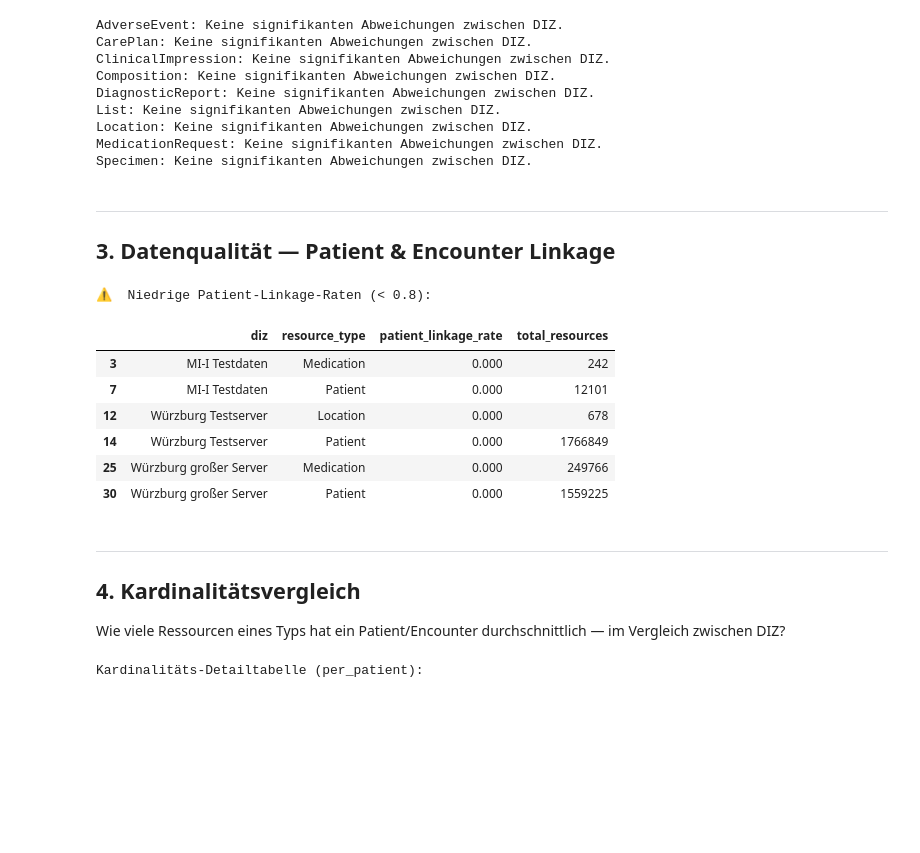
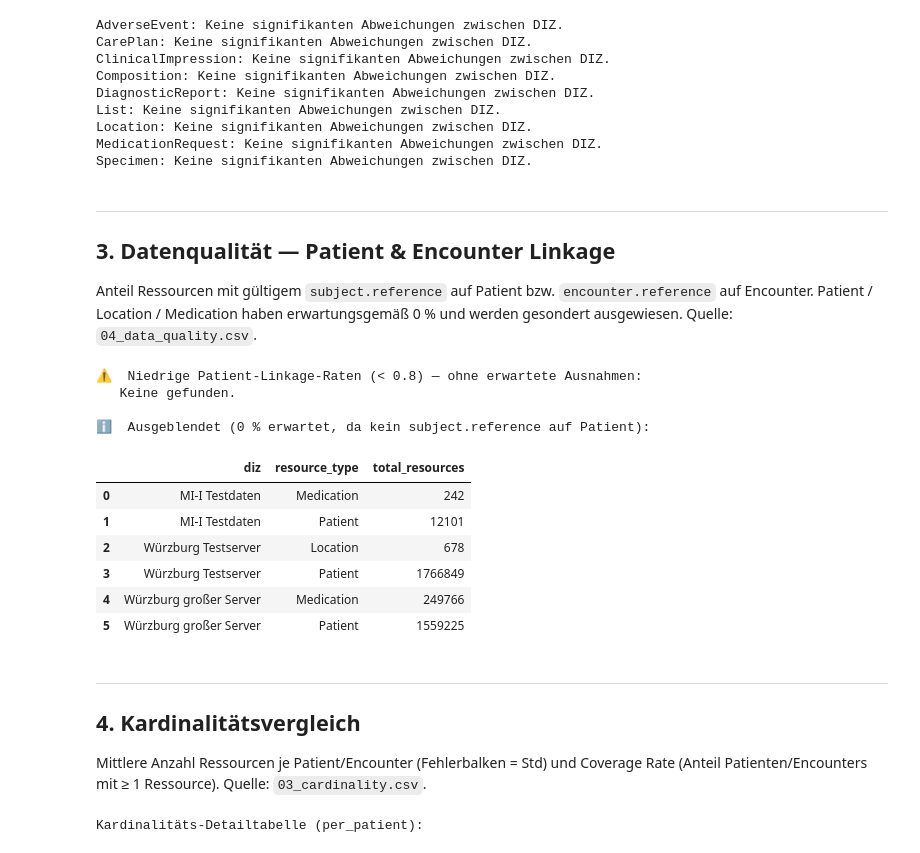
Before and after one commit to carly15/FHIRScan, a Jupyter notebook: heterogeneity_analysis/diz_comparison.ipynb, the cells around one changed output. Cells and saved outputs as stored; diff of their text form; code cells hidden in the pictures; blank space fills up the shorter version.

```diff
--- a/heterogeneity_analysis/diz_comparison.ipynb
+++ b/heterogeneity_analysis/diz_comparison.ipynb
@@ -37,8 +37,8 @@ BASE = Path("..")   # Projekt-Root (relativ zum Notebook in Code/)
 
 DIZ = {
     "MI-I Testdaten": BASE / "Output"   / "20260520_14_45",
-    "Würzburg Testserver":             BASE / "Analysis" / "Würzburg_01",
-    "Würzburg großer Server":             BASE / "Analysis" / "Würzburg_02",
+    "Würzburg Testserver":             BASE / "diz_profiles" / "Würzburg_01",
+    "Würzburg großer Server":             BASE / "diz_profiles" / "Würzburg_02",
     # "UKA": BASE / "Analysis" / "Augsburg_01",
     # "FAU": BASE / "Analysis" / "Erlangen_01",
 }
@@ -162,3 +162,21 @@ for diz_name, log in load_log.items():
     ✅  04_data_quality.csv
     ✅ 17 Dateien  *_fields.csv
     → 17 Ressourcentypen, 917 Feldeinträge eingelesen
+# %%
+# ── Hilfsfunktion: Datenfeld vs. reiner Container-Knoten ─────────────────
+# Schließt NUR Felder aus deren Typ ausschließlich aus 'object' / 'array' besteht.
+# Mischtypen wie "array, string" (z.B. meta.profile[]) bleiben ERHALTEN,
+# da sie echte Daten enthalten können.
+
+_STRUCTURAL = {"object", "array"}
+
+def _is_data_field(type_str) -> bool:
+    if pd.isna(type_str) or str(type_str).strip() == "":
+        return False
+    return bool({t.strip() for t in str(type_str).split(",")} - _STRUCTURAL)
+
+if not df_fields.empty and "detected_python_types" in df_fields.columns:
+    df_fields["_is_data_field"] = df_fields["detected_python_types"].apply(_is_data_field)
+    _n_data   = int(df_fields["_is_data_field"].sum())
+    _n_struct = len(df_fields) - _n_data
+    print(f"Feldfilter: {_n_data:,} Datenfelder · {_n_struct:,} reine Container-Knoten ausgeblendet")
@@ -484,6 +505,8 @@ Specimen: Keine signifikanten Abweichungen zwischen DIZ.
 # %% [markdown]
 ---
 ## 3. Datenqualität — Patient & Encounter Linkage
+
+Anteil Ressourcen mit gültigem `subject.reference` auf Patient bzw. `encounter.reference` auf Encounter. Patient / Location / Medication haben erwartungsgemäß 0 % und werden gesondert ausgewiesen. Quelle: `04_data_quality.csv`.
 # %%
 if not df_quality.empty:
     fig = make_subplots(
@@ -493,49 +516,68 @@ if not df_quality.empty:
 
     for diz_name in LOADED_DIZ:
         sub = df_quality[df_quality["diz"] == diz_name]
         show_legend = (diz_name == LOADED_DIZ[0])
 
         fig.add_trace(go.Bar(
             name=diz_name, x=sub["resource_type"].tolist(), y=sub["patient_linkage_rate"].tolist(),
             marker_color=COLOR_MAP[diz_name], showlegend=True
         ), row=1, col=1)
 
         fig.add_trace(go.Bar(
             name=diz_name, x=sub["resource_type"].tolist(), y=sub["encounter_linkage_rate"].tolist(),
             marker_color=COLOR_MAP[diz_name], showlegend=False
         ), row=1, col=2)
 
     fig.update_yaxes(range=[0, 1.05], tickformat=".0%")
     fig.update_layout(
         barmode="group", height=430,
         title_text="Datenqualität: Verlinkungsraten je Ressourcentyp und DIZ",
         legend_title="DIZ"
     )
     fig.show()
 
-    # Tabelle: Wer hat die niedrigste Patient-Linkage-Rate?
-    print("\n⚠️  Niedrige Patient-Linkage-Raten (< 0.8):")
-    low = df_quality[df_quality["patient_linkage_rate"] < 0.8][["diz", "resource_type", "patient_linkage_rate", "total_resources"]]
+    # Ressourcentypen ohne Patient-Subject-Referenz per Design (erwartet 0 %)
+    NO_PATIENT_LINK_EXPECTED = {"Patient", "Location", "Medication",
+                                 "Organization", "Practitioner", "Substance"}
+
+    print("\n⚠️  Niedrige Patient-Linkage-Raten (< 0.8) — ohne erwartete Ausnahmen:")
+    low = df_quality[
+        (df_quality["patient_linkage_rate"] < 0.8) &
+        (~df_quality["resource_type"].isin(NO_PATIENT_LINK_EXPECTED))
+    ][["diz", "resource_type", "patient_linkage_rate", "total_resources"]]
     if low.empty:
         print("   Keine gefunden.")
     else:
         display(low.sort_values("patient_linkage_rate"))
+
+    print(f"\nℹ️  Ausgeblendet (0 % erwartet, da kein subject.reference auf Patient):")
+    expected_zero = df_quality[
+        (df_quality["patient_linkage_rate"] == 0.0) &
+        (df_quality["resource_type"].isin(NO_PATIENT_LINK_EXPECTED))
+    ][["diz", "resource_type", "total_resources"]]
+    if expected_zero.empty:
+        print("   Keine.")
+    else:
+        display(expected_zero.reset_index(drop=True))
 else:
     print("Keine _data_quality.csv Daten geladen.")
 # %% [output]
-⚠️  Niedrige Patient-Linkage-Raten (< 0.8):
+⚠️  Niedrige Patient-Linkage-Raten (< 0.8) — ohne erwartete Ausnahmen:
+   Keine gefunden.
+
+ℹ️  Ausgeblendet (0 % erwartet, da kein subject.reference auf Patient):
-|  | diz | resource_type | patient_linkage_rate | total_resources |
-| 3 | MI-I Testdaten | Medication | 0.000 | 242 |
-| 7 | MI-I Testdaten | Patient | 0.000 | 12101 |
-| 12 | Würzburg Testserver | Location | 0.000 | 678 |
-| 14 | Würzburg Testserver | Patient | 0.000 | 1766849 |
-| 25 | Würzburg großer Server | Medication | 0.000 | 249766 |
-| 30 | Würzburg großer Server | Patient | 0.000 | 1559225 |
+|  | diz | resource_type | total_resources |
+| 0 | MI-I Testdaten | Medication | 242 |
+| 1 | MI-I Testdaten | Patient | 12101 |
+| 2 | Würzburg Testserver | Location | 678 |
+| 3 | Würzburg Testserver | Patient | 1766849 |
+| 4 | Würzburg großer Server | Medication | 249766 |
+| 5 | Würzburg großer Server | Patient | 1559225 |
 # %% [markdown]
 ---
 ## 4. Kardinalitätsvergleich
 
-Wie viele Ressourcen eines Typs hat ein Patient/Encounter durchschnittlich — im Vergleich zwischen DIZ?
+Mittlere Anzahl Ressourcen je Patient/Encounter (Fehlerbalken = Std) und Coverage Rate (Anteil Patienten/Encounters mit ≥ 1 Ressource). Quelle: `03_cardinality.csv`.
 # %%
 if not df_card.empty:
     for anchor in df_card["anchor_type"].unique():
```
Also changed, not shown: parts of 36 cells of this notebook.
